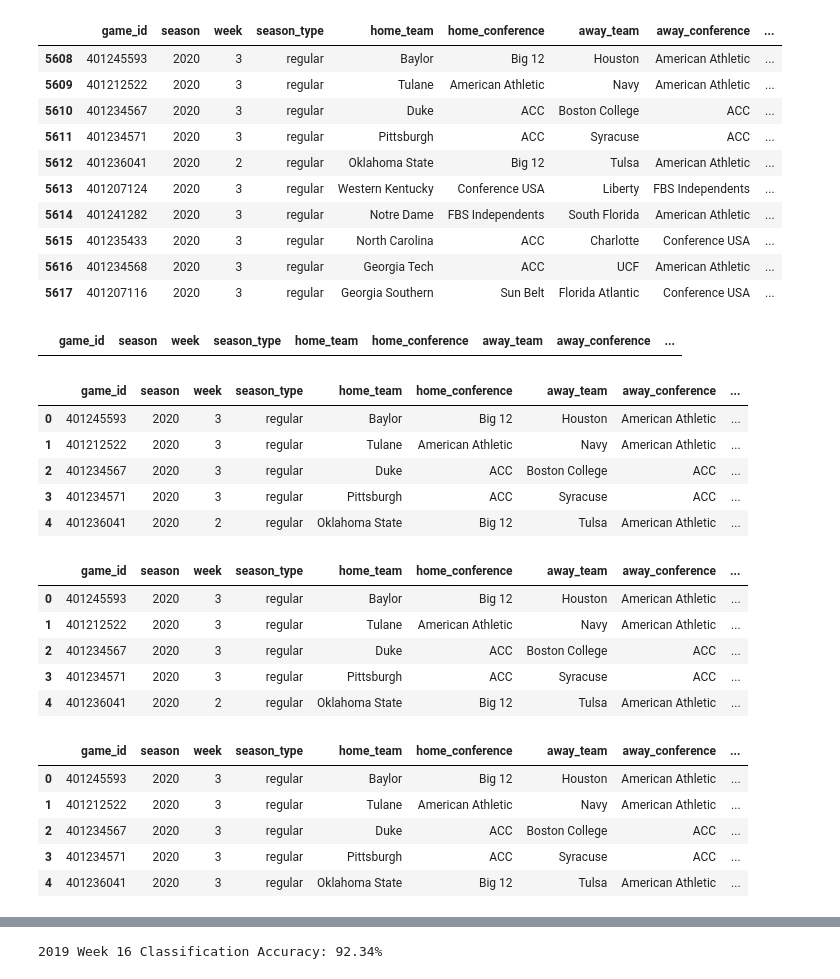
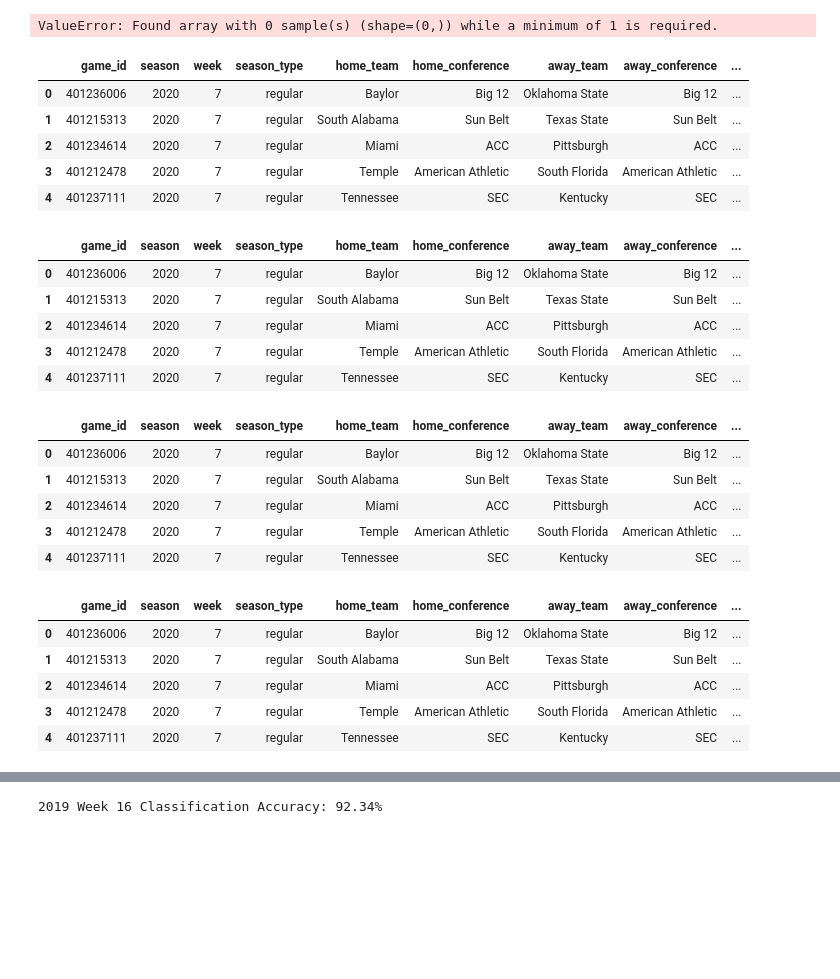
Before and after one commit to gardnmi/zillion_picks, a Jupyter notebook: ml_model/model.ipynb, the cells around one changed output, grey strips where cells are left out. Cells and saved outputs as stored; diff of their text form; code cells hidden in the pictures; blank space fills up the shorter version.

```diff
--- a/ml_model/model.ipynb
+++ b/ml_model/model.ipynb
@@ -10,11 +10,14 @@ from xgboost import XGBRegressor, XGBClassifier
 from load import dataset
 # %%
 # Initialize Variables
-predict_week = 3
+predict_week = 7
 predict_season = 2020
 today_localize = pd.to_datetime('today').tz_localize('US/Central') - pd.Timedelta(hours=3)
 
 final_columns = ['game_id', 'season', 'week', 'season_type', 'home_team',
                 'home_conference', 'away_team', 'away_conference',  'pre_game_spread',
                 'predicted_spread', 'regression_spread_pred', 'classification_spread_pred', 'classification_confidence']
+
+# Load Dataset
+df = dataset(predict_season=predict_season, predict_week=predict_week, window_size=4, update_data=True, update_seasons=[pd.to_datetime('today').year])
 # %%
@@ -100,49 +101,50 @@ X_test['classification_spread_pred'] = model_classifier.predict(ct.fit_transform
 # Add so the Predict Probability is Aligned
 drop_columns.append('classification_spread_pred')
 
-X_train['classification_confidence'] = model_classifier.predict_proba(ct.fit_transform(X_train.drop(drop_columns, axis=1)))[:,0]
-X_test['classification_confidence'] = model_classifier.predict_proba(ct.fit_transform(X_test.drop(drop_columns, axis=1)))[:,0]
+X_train['classification_confidence'] = np.max(model_classifier.predict_proba(ct.fit_transform(X_train.drop(drop_columns, axis=1))), axis=1)
+X_test['classification_confidence'] = np.max(model_classifier.predict_proba(ct.fit_transform(X_test.drop(drop_columns, axis=1))), axis=1)
+# %% [output]
+ValueError: Found array with 0 sample(s) (shape=(0,)) while a minimum of 1 is required.
 # %%
-predict_df = X_test[final_columns]
-predict_df.head(10)
+try:
+    predict_df = X_test[final_columns]
+    predict_df.head(10)
+
+    no_predictions = False
+except:
+    no_predictions = True
-# %% [output]
-|  | game_id | season | week | season_type | home_team | home_conference | away_team | away_conference | ... |
-| 5608 | 401245593 | 2020 | 3 | regular | Baylor | Big 12 | Houston | American Athletic | ... |
-| 5609 | 401212522 | 2020 | 3 | regular | Tulane | American Athletic | Navy | American Athletic | ... |
-| 5610 | 401234567 | 2020 | 3 | regular | Duke | ACC | Boston College | ACC | ... |
-| 5611 | 401234571 | 2020 | 3 | regular | Pittsburgh | ACC | Syracuse | ACC | ... |
-| 5612 | 401236041 | 2020 | 2 | regular | Oklahoma State | Big 12 | Tulsa | American Athletic | ... |
-| 5613 | 401207124 | 2020 | 3 | regular | Western Kentucky | Conference USA | Liberty | FBS Independents | ... |
-| 5614 | 401241282 | 2020 | 3 | regular | Notre Dame | FBS Independents | South Florida | American Athletic | ... |
-| 5615 | 401235433 | 2020 | 3 | regular | North Carolina | ACC | Charlotte | Conference USA | ... |
-| 5616 | 401234568 | 2020 | 3 | regular | Georgia Tech | ACC | UCF | American Athletic | ... |
-| 5617 | 401207116 | 2020 | 3 | regular | Georgia Southern | Sun Belt | Florida Atlantic | Conference USA | ... |
 # %%
 # Pull in games that have occurred within the current week to append to the predictions
-filepath = Path('../zillion_picks/picks')
+filepath = Path('../zillion_picks/picks/free')
 
 result_dfs = []
 
 for file in filepath.rglob('*.csv'):
     result_df = pd.read_csv(file)
 
 
     result_dfs.append(result_df)
 
 result_df = pd.concat(result_dfs)
 
 result_df = result_df[(result_df['week'] == predict_week) & (result_df['season'] == predict_season)]
 
-try:
+if no_predictions:
+    result_df = result_df.drop(['actual_spread', 'spread_result', 'start_date'], axis=1)
+
+else:
+
     result_df = result_df[~result_df.game_id.isin(predict_df.game_id)]
     result_df = result_df.drop(['actual_spread', 'spread_result', 'start_date'], axis=1)
 
-except:
-        result_df = result_df.drop(['actual_spread', 'spread_result', 'start_date'], axis=1)
-
 result_df.head()
 # %% [output]
 |  | game_id | season | week | season_type | home_team | home_conference | away_team | away_conference | ... |
+| 0 | 401236006 | 2020 | 7 | regular | Baylor | Big 12 | Oklahoma State | Big 12 | ... |
+| 1 | 401215313 | 2020 | 7 | regular | South Alabama | Sun Belt | Texas State | Sun Belt | ... |
+| 2 | 401234614 | 2020 | 7 | regular | Miami | ACC | Pittsburgh | ACC | ... |
+| 3 | 401212478 | 2020 | 7 | regular | Temple | American Athletic | South Florida | American Athletic | ... |
+| 4 | 401237111 | 2020 | 7 | regular | Tennessee | SEC | Kentucky | SEC | ... |
 # %%
 # Merge Predit and Result Dataframes
 try:
@@ -155,21 +158,21 @@ predict_df = predict_df.merge(df[['game_id', 'spread_target', 'start_date']], on
 predict_df.head()
 # %% [output]
 |  | game_id | season | week | season_type | home_team | home_conference | away_team | away_conference | ... |
-| 0 | 401245593 | 2020 | 3 | regular | Baylor | Big 12 | Houston | American Athletic | ... |
-| 1 | 401212522 | 2020 | 3 | regular | Tulane | American Athletic | Navy | American Athletic | ... |
-| 2 | 401234567 | 2020 | 3 | regular | Duke | ACC | Boston College | ACC | ... |
-| 3 | 401234571 | 2020 | 3 | regular | Pittsburgh | ACC | Syracuse | ACC | ... |
-| 4 | 401236041 | 2020 | 2 | regular | Oklahoma State | Big 12 | Tulsa | American Athletic | ... |
+| 0 | 401236006 | 2020 | 7 | regular | Baylor | Big 12 | Oklahoma State | Big 12 | ... |
+| 1 | 401215313 | 2020 | 7 | regular | South Alabama | Sun Belt | Texas State | Sun Belt | ... |
+| 2 | 401234614 | 2020 | 7 | regular | Miami | ACC | Pittsburgh | ACC | ... |
+| 3 | 401212478 | 2020 | 7 | regular | Temple | American Athletic | South Florida | American Athletic | ... |
+| 4 | 401237111 | 2020 | 7 | regular | Tennessee | SEC | Kentucky | SEC | ... |
 # %%
 predict_df['spread_result'] = np.where(predict_df['spread_target'] <= predict_df['pre_game_spread'], 1, 0)
 predict_df.head()
 # %% [output]
 |  | game_id | season | week | season_type | home_team | home_conference | away_team | away_conference | ... |
-| 0 | 401245593 | 2020 | 3 | regular | Baylor | Big 12 | Houston | American Athletic | ... |
-| 1 | 401212522 | 2020 | 3 | regular | Tulane | American Athletic | Navy | American Athletic | ... |
-| 2 | 401234567 | 2020 | 3 | regular | Duke | ACC | Boston College | ACC | ... |
-| 3 | 401234571 | 2020 | 3 | regular | Pittsburgh | ACC | Syracuse | ACC | ... |
-| 4 | 401236041 | 2020 | 2 | regular | Oklahoma State | Big 12 | Tulsa | American Athletic | ... |
+| 0 | 401236006 | 2020 | 7 | regular | Baylor | Big 12 | Oklahoma State | Big 12 | ... |
+| 1 | 401215313 | 2020 | 7 | regular | South Alabama | Sun Belt | Texas State | Sun Belt | ... |
+| 2 | 401234614 | 2020 | 7 | regular | Miami | ACC | Pittsburgh | ACC | ... |
+| 3 | 401212478 | 2020 | 7 | regular | Temple | American Athletic | South Florida | American Athletic | ... |
+| 4 | 401237111 | 2020 | 7 | regular | Tennessee | SEC | Kentucky | SEC | ... |
 # %%
 # Spread Result Calculation
 predict_df['regression_spread_result'] = np.where(predict_df['spread_result'] == predict_df['regression_spread_pred'], 'Won', 'Lost')
@@ -188,8 +191,8 @@ predict_df['week'] = predict_df['week'].mode()[0]
 predict_df.head()
 # %% [output]
 |  | game_id | season | week | season_type | home_team | home_conference | away_team | away_conference | ... |
-| 0 | 401245593 | 2020 | 3 | regular | Baylor | Big 12 | Houston | American Athletic | ... |
-| 1 | 401212522 | 2020 | 3 | regular | Tulane | American Athletic | Navy | American Athletic | ... |
-| 2 | 401234567 | 2020 | 3 | regular | Duke | ACC | Boston College | ACC | ... |
-| 3 | 401234571 | 2020 | 3 | regular | Pittsburgh | ACC | Syracuse | ACC | ... |
-| 4 | 401236041 | 2020 | 3 | regular | Oklahoma State | Big 12 | Tulsa | American Athletic | ... |
+| 0 | 401236006 | 2020 | 7 | regular | Baylor | Big 12 | Oklahoma State | Big 12 | ... |
+| 1 | 401215313 | 2020 | 7 | regular | South Alabama | Sun Belt | Texas State | Sun Belt | ... |
+| 2 | 401234614 | 2020 | 7 | regular | Miami | ACC | Pittsburgh | ACC | ... |
+| 3 | 401212478 | 2020 | 7 | regular | Temple | American Athletic | South Florida | American Athletic | ... |
+| 4 | 401237111 | 2020 | 7 | regular | Tennessee | SEC | Kentucky | SEC | ... |
```
Also changed, not shown: parts of 7 cells of this notebook, 6 other files.
